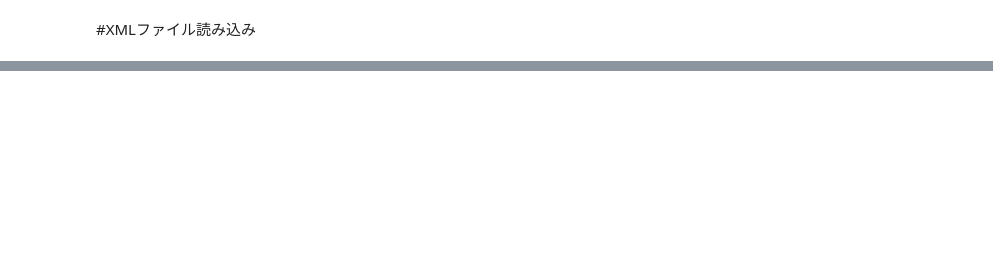
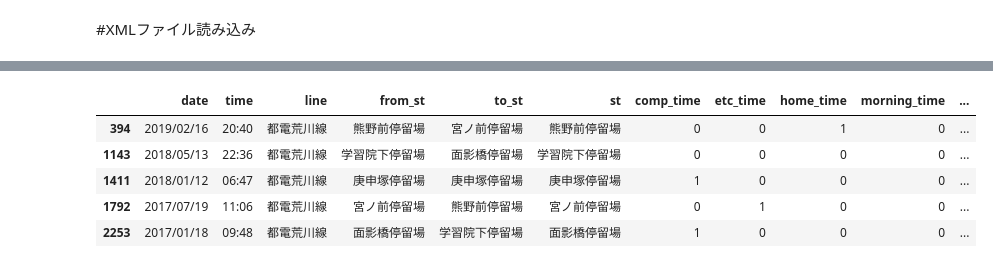
Before and after one commit to soichi-fujiwara/jupyter-notebook, a Jupyter notebook: Web_scraping_Accidents.ipynb, the cells around one changed output, grey strips where cells are left out. Drawn from its saved outputs; the diff is of its cells as text; code cells hidden in the pictures; blank space fills up the shorter version.

```diff
--- a/Web_scraping_Accidents.ipynb
+++ b/Web_scraping_Accidents.ipynb
@@ -407,0 +404,10 @@ df
+# %%
+df_3 = df_3[df_3["line"] == "都電荒川線"]
+df_3.head()
+# %% [output]
+|  | date | time | line | from_st | to_st | st | comp_time | etc_time | home_time | morning_time | ... |
+| 394 | 2019/02/16 | 20:40 | 都電荒川線 | 熊野前停留場 | 宮ノ前停留場 | 熊野前停留場 | 0 | 0 | 1 | 0 | ... |
+| 1143 | 2018/05/13 | 22:36 | 都電荒川線 | 学習院下停留場 | 面影橋停留場 | 学習院下停留場 | 0 | 0 | 0 | 0 | ... |
+| 1411 | 2018/01/12 | 06:47 | 都電荒川線 | 庚申塚停留場 | 庚申塚停留場 | 庚申塚停留場 | 1 | 0 | 0 | 0 | ... |
+| 1792 | 2017/07/19 | 11:06 | 都電荒川線 | 宮ノ前停留場 | 熊野前停留場 | 宮ノ前停留場 | 0 | 1 | 0 | 0 | ... |
+| 2253 | 2017/01/18 | 09:48 | 都電荒川線 | 面影橋停留場 | 学習院下停留場 | 面影橋停留場 | 1 | 0 | 0 | 0 | ... |
```
Also changed, not shown: parts of 6 cells of this notebook.
